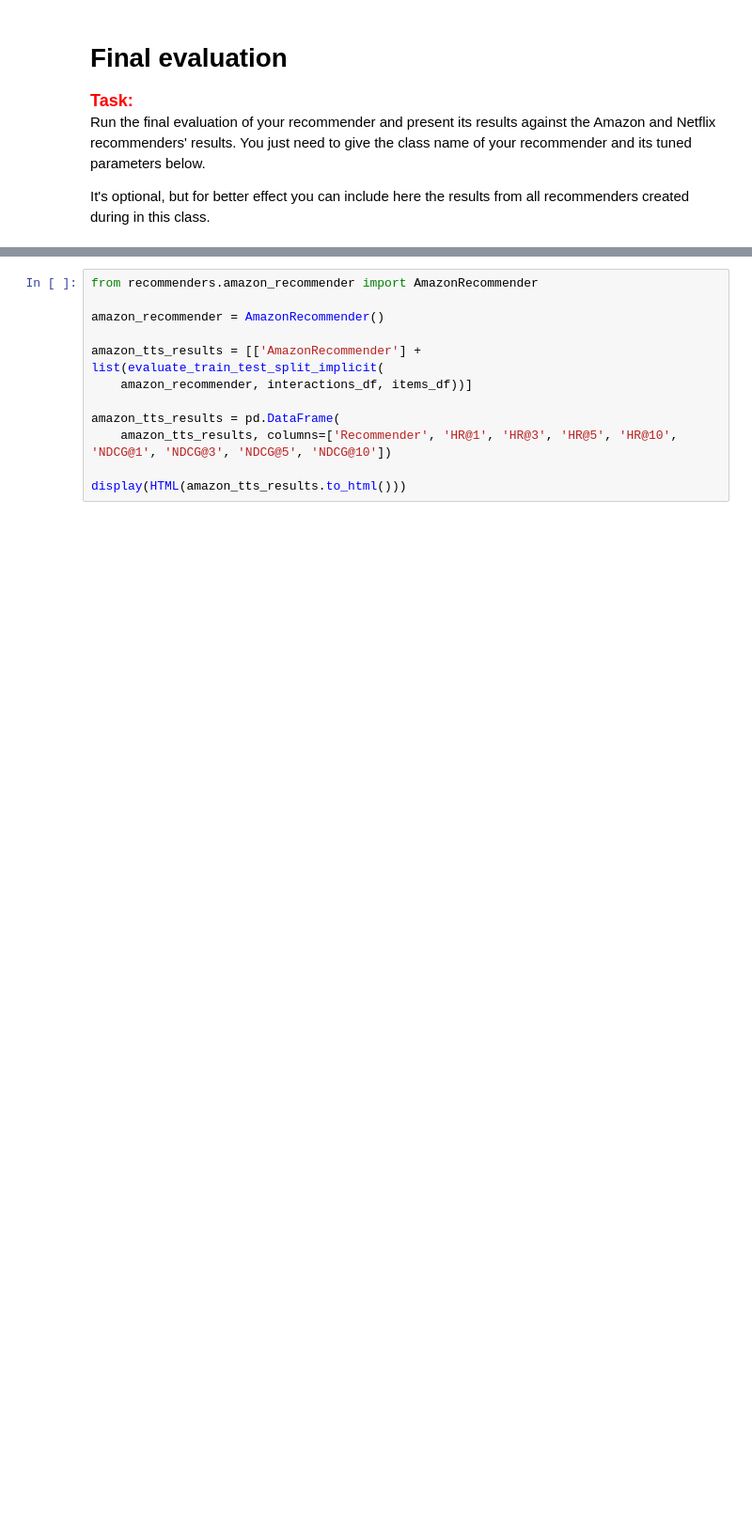
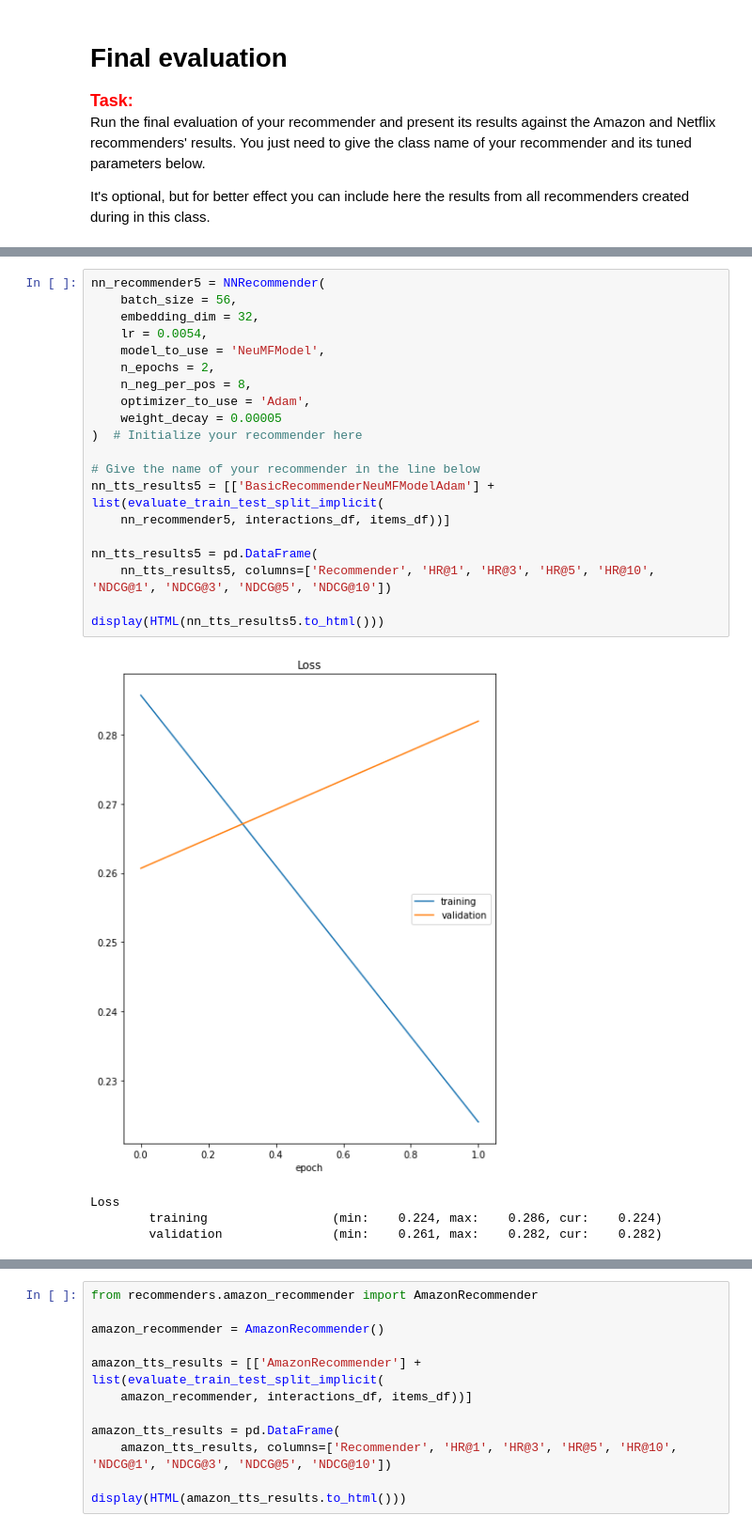
Before and after one commit to C7A7A/hotel-recommender-neural-network, a Jupyter notebook: project_2_recommender_and_evaluation.ipynb, the cells around one changed output, grey strips where cells are left out. Shown at 94% size. Saved outputs shown, nothing was run; the diff lists cells and outputs as text; blank space fills up the shorter version.

```diff
--- a/project_2_recommender_and_evaluation.ipynb
+++ b/project_2_recommender_and_evaluation.ipynb
@@ -873,0 +1356,25 @@ Loss
+# %%
+nn_recommender5 = NNRecommender(
+    batch_size = 56,
+    embedding_dim = 32,
+    lr = 0.0054,
+    model_to_use = 'NeuMFModel',
+    n_epochs = 2,
+    n_neg_per_pos = 8,
+    optimizer_to_use = 'Adam',
+    weight_decay = 0.00005
+)  # Initialize your recommender here
+
+# Give the name of your recommender in the line below
+nn_tts_results5 = [['BasicRecommenderNeuMFModelAdam'] + list(evaluate_train_test_split_implicit(
+    nn_recommender5, interactions_df, items_df))]
+
+nn_tts_results5 = pd.DataFrame(
+    nn_tts_results5, columns=['Recommender', 'HR@1', 'HR@3', 'HR@5', 'HR@10', 'NDCG@1', 'NDCG@3', 'NDCG@5', 'NDCG@10'])
+
+display(HTML(nn_tts_results5.to_html()))
+# %% [output]
+[figure, added]
+Loss
+        training                 (min:    0.224, max:    0.286, cur:    0.224)
+        validation               (min:    0.261, max:    0.282, cur:    0.282)
```
Also changed, not shown: parts of 22 cells of this notebook.
